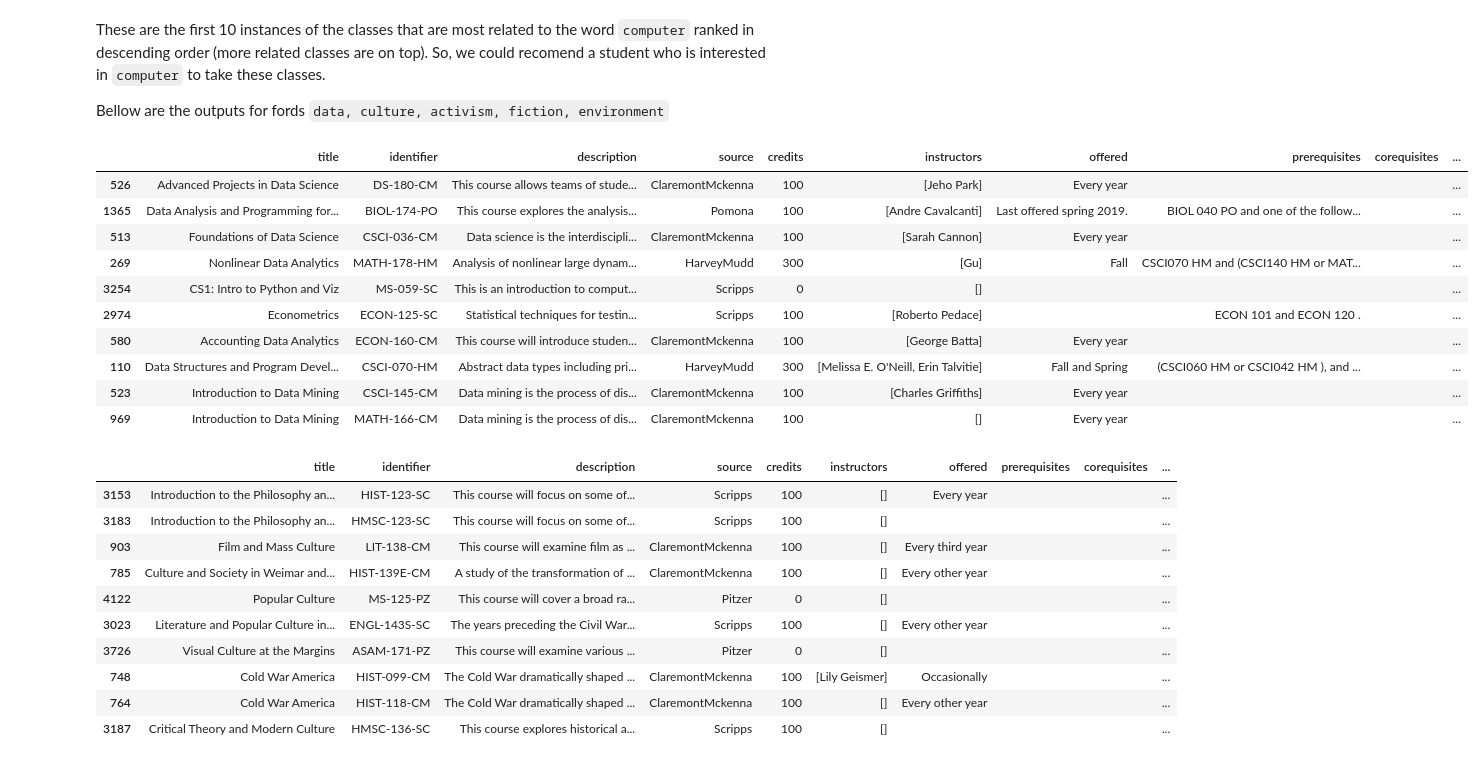
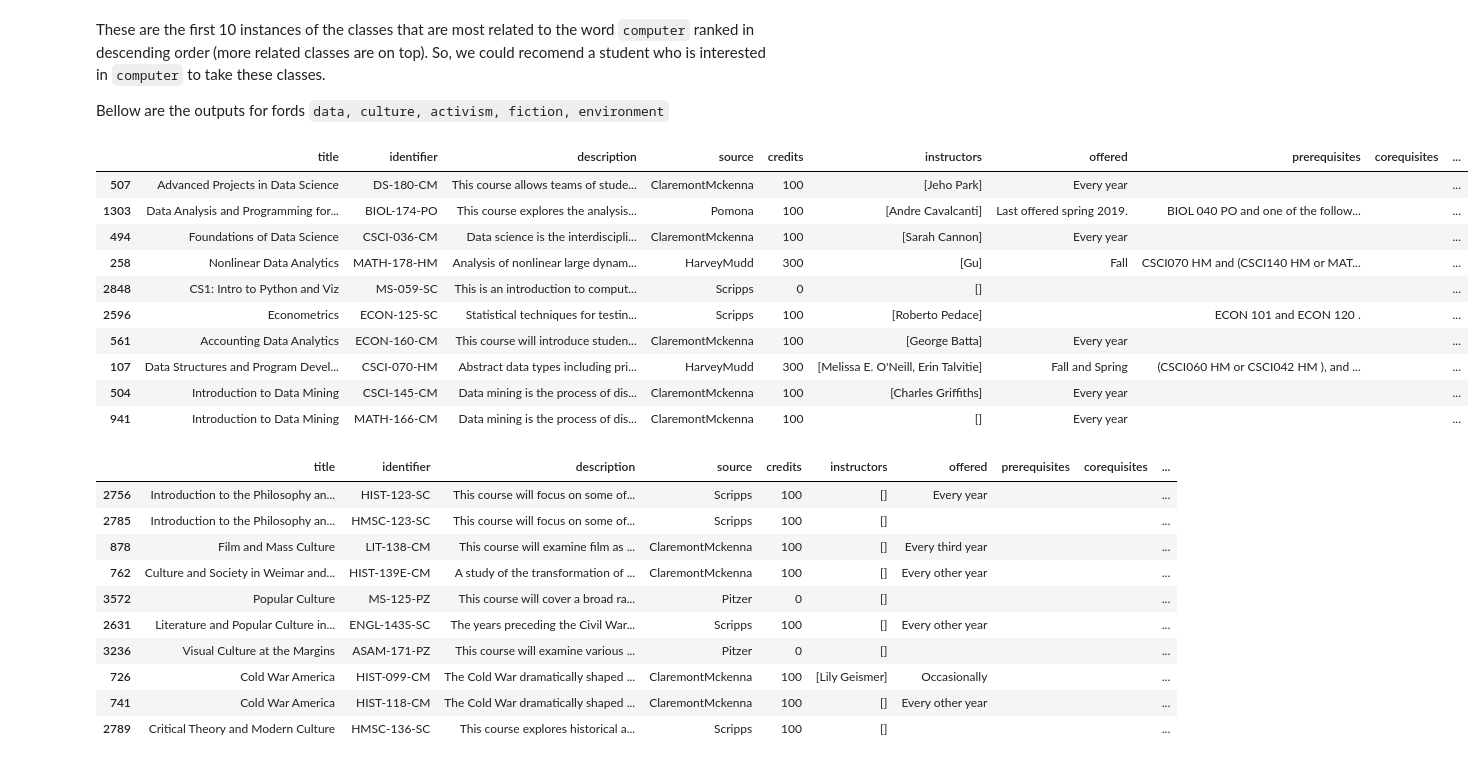
Before and after one commit to p-ai-org/p-recommender, a Jupyter notebook: data-science/alex.ipynb, the cells around one changed output. Saved outputs shown, nothing was run; the diff lists cells and outputs as text; code cells hidden in the pictures.

```diff
--- a/data-science/alex.ipynb
+++ b/data-science/alex.ipynb
@@ -31,7 +31,9 @@ There are also rows with empty descriptions, which are not helpful
 # %%
 print(len(data))
 data = data.drop_duplicates(subset='description')
+data = data.drop_duplicates(subset='identifier')
 data = data[data["description"] != ""]
+data.reset_index(inplace=True,drop=True)
 print(len(data))
 # %% [output]
 4443
@@ -114,7 +113,6 @@ def tfidf_word(word, data_1):
     score_for_word = [float(i) for i in score_for_word] # type cast each score to a float
 
     data_2["score"] = score_for_word
-    data_2 = data_2.sort_values(by=["score"], ascending = False)
     return data_2
 # %% [markdown]
 For example, let's say we are interested in ranking all of the classes based on the word `computer`:
@@ -138,31 +136,31 @@ These are the first 10 instances of the classes that are most related to the wor
 
 Bellow are the outputs for fords `data, culture, activism, fiction, environment`
 # %%
-tfidf_word('data', data).head(10)
+tfidf_word('data', data).sort_values(by=["score"], ascending = False).head(10)
 # %% [output]
 |  | title | identifier | description | source | credits | instructors | offered | prerequisites | corequisites | ... |
-| 526 | Advanced Projects in Data Science | DS-180-CM | This course allows teams of stude... | ClaremontMckenna | 100 | [Jeho Park] | Every year |  |  | ... |
-| 1365 | Data Analysis and Programming for... | BIOL-174-PO | This course explores the analysis... | Pomona | 100 | [Andre Cavalcanti] | Last offered spring 2019. | BIOL 040 PO and one of the follow... |  | ... |
-| 513 | Foundations of Data Science | CSCI-036-CM | Data science is the interdiscipli... | ClaremontMckenna | 100 | [Sarah Cannon] | Every year |  |  | ... |
-| 269 | Nonlinear Data Analytics | MATH-178-HM | Analysis of nonlinear large dynam... | HarveyMudd | 300 | [Gu] | Fall | CSCI070 HM and (CSCI140 HM or MAT... |  | ... |
-| 3254 | CS1: Intro to Python and Viz | MS-059-SC | This is an introduction to comput... | Scripps | 0 | [] |  |  |  | ... |
-| 2974 | Econometrics | ECON-125-SC | Statistical techniques for testin... | Scripps | 100 | [Roberto Pedace] |  | ECON 101 and ECON 120 . |  | ... |
-| 580 | Accounting Data Analytics | ECON-160-CM | This course will introduce studen... | ClaremontMckenna | 100 | [George Batta] | Every year |  |  | ... |
-| 110 | Data Structures and Program Devel... | CSCI-070-HM | Abstract data types including pri... | HarveyMudd | 300 | [Melissa E. O'Neill, Erin Talvitie] | Fall and Spring | (CSCI060 HM or CSCI042 HM ), and ... |  | ... |
-| 523 | Introduction to Data Mining | CSCI-145-CM | Data mining is the process of dis... | ClaremontMckenna | 100 | [Charles Griffiths] | Every year |  |  | ... |
-| 969 | Introduction to Data Mining | MATH-166-CM | Data mining is the process of dis... | ClaremontMckenna | 100 | [] | Every year |  |  | ... |
+| 507 | Advanced Projects in Data Science | DS-180-CM | This course allows teams of stude... | ClaremontMckenna | 100 | [Jeho Park] | Every year |  |  | ... |
+| 1303 | Data Analysis and Programming for... | BIOL-174-PO | This course explores the analysis... | Pomona | 100 | [Andre Cavalcanti] | Last offered spring 2019. | BIOL 040 PO and one of the follow... |  | ... |
+| 494 | Foundations of Data Science | CSCI-036-CM | Data science is the interdiscipli... | ClaremontMckenna | 100 | [Sarah Cannon] | Every year |  |  | ... |
+| 258 | Nonlinear Data Analytics | MATH-178-HM | Analysis of nonlinear large dynam... | HarveyMudd | 300 | [Gu] | Fall | CSCI070 HM and (CSCI140 HM or MAT... |  | ... |
+| 2848 | CS1: Intro to Python and Viz | MS-059-SC | This is an introduction to comput... | Scripps | 0 | [] |  |  |  | ... |
+| 2596 | Econometrics | ECON-125-SC | Statistical techniques for testin... | Scripps | 100 | [Roberto Pedace] |  | ECON 101 and ECON 120 . |  | ... |
+| 561 | Accounting Data Analytics | ECON-160-CM | This course will introduce studen... | ClaremontMckenna | 100 | [George Batta] | Every year |  |  | ... |
+| 107 | Data Structures and Program Devel... | CSCI-070-HM | Abstract data types including pri... | HarveyMudd | 300 | [Melissa E. O'Neill, Erin Talvitie] | Fall and Spring | (CSCI060 HM or CSCI042 HM ), and ... |  | ... |
+| 504 | Introduction to Data Mining | CSCI-145-CM | Data mining is the process of dis... | ClaremontMckenna | 100 | [Charles Griffiths] | Every year |  |  | ... |
+| 941 | Introduction to Data Mining | MATH-166-CM | Data mining is the process of dis... | ClaremontMckenna | 100 | [] | Every year |  |  | ... |
 # %%
-tfidf_word('culture', data).head(10)
+tfidf_word('culture', data).sort_values(by=["score"], ascending = False).head(10)
 # %% [output]
 |  | title | identifier | description | source | credits | instructors | offered | prerequisites | corequisites | ... |
-| 3153 | Introduction to the Philosophy an... | HIST-123-SC | This course will focus on some of... | Scripps | 100 | [] | Every year |  |  | ... |
-| 3183 | Introduction to the Philosophy an... | HMSC-123-SC | This course will focus on some of... | Scripps | 100 | [] |  |  |  | ... |
-| 903 | Film and Mass Culture | LIT-138-CM | This course will examine film as ... | ClaremontMckenna | 100 | [] | Every third year |  |  | ... |
-| 785 | Culture and Society in Weimar and... | HIST-139E-CM | A study of the transformation of ... | ClaremontMckenna | 100 | [] | Every other year |  |  | ... |
-| 4122 | Popular Culture | MS-125-PZ | This course will cover a broad ra... | Pitzer | 0 | [] |  |  |  | ... |
-| 3023 | Literature and Popular Culture in... | ENGL-143S-SC | The years preceding the Civil War... | Scripps | 100 | [] | Every other year |  |  | ... |
-| 3726 | Visual Culture at the Margins | ASAM-171-PZ | This course will examine various ... | Pitzer | 0 | [] |  |  |  | ... |
-| 748 | Cold War America | HIST-099-CM | The Cold War dramatically shaped ... | ClaremontMckenna | 100 | [Lily Geismer] | Occasionally |  |  | ... |
-| 764 | Cold War America | HIST-118-CM | The Cold War dramatically shaped ... | ClaremontMckenna | 100 | [] | Every other year |  |  | ... |
-| 3187 | Critical Theory and Modern Culture | HMSC-136-SC | This course explores historical a... | Scripps | 100 | [] |  |  |  | ... |
+| 2756 | Introduction to the Philosophy an... | HIST-123-SC | This course will focus on some of... | Scripps | 100 | [] | Every year |  |  | ... |
+| 2785 | Introduction to the Philosophy an... | HMSC-123-SC | This course will focus on some of... | Scripps | 100 | [] |  |  |  | ... |
+| 878 | Film and Mass Culture | LIT-138-CM | This course will examine film as ... | ClaremontMckenna | 100 | [] | Every third year |  |  | ... |
+| 762 | Culture and Society in Weimar and... | HIST-139E-CM | A study of the transformation of ... | ClaremontMckenna | 100 | [] | Every other year |  |  | ... |
+| 3572 | Popular Culture | MS-125-PZ | This course will cover a broad ra... | Pitzer | 0 | [] |  |  |  | ... |
+| 2631 | Literature and Popular Culture in... | ENGL-143S-SC | The years preceding the Civil War... | Scripps | 100 | [] | Every other year |  |  | ... |
+| 3236 | Visual Culture at the Margins | ASAM-171-PZ | This course will examine various ... | Pitzer | 0 | [] |  |  |  | ... |
+| 726 | Cold War America | HIST-099-CM | The Cold War dramatically shaped ... | ClaremontMckenna | 100 | [Lily Geismer] | Occasionally |  |  | ... |
+| 741 | Cold War America | HIST-118-CM | The Cold War dramatically shaped ... | ClaremontMckenna | 100 | [] | Every other year |  |  | ... |
+| 2789 | Critical Theory and Modern Culture | HMSC-136-SC | This course explores historical a... | Scripps | 100 | [] |  |  |  | ... |
 # %%
```
Also changed, not shown: parts of 18 cells of this notebook.
